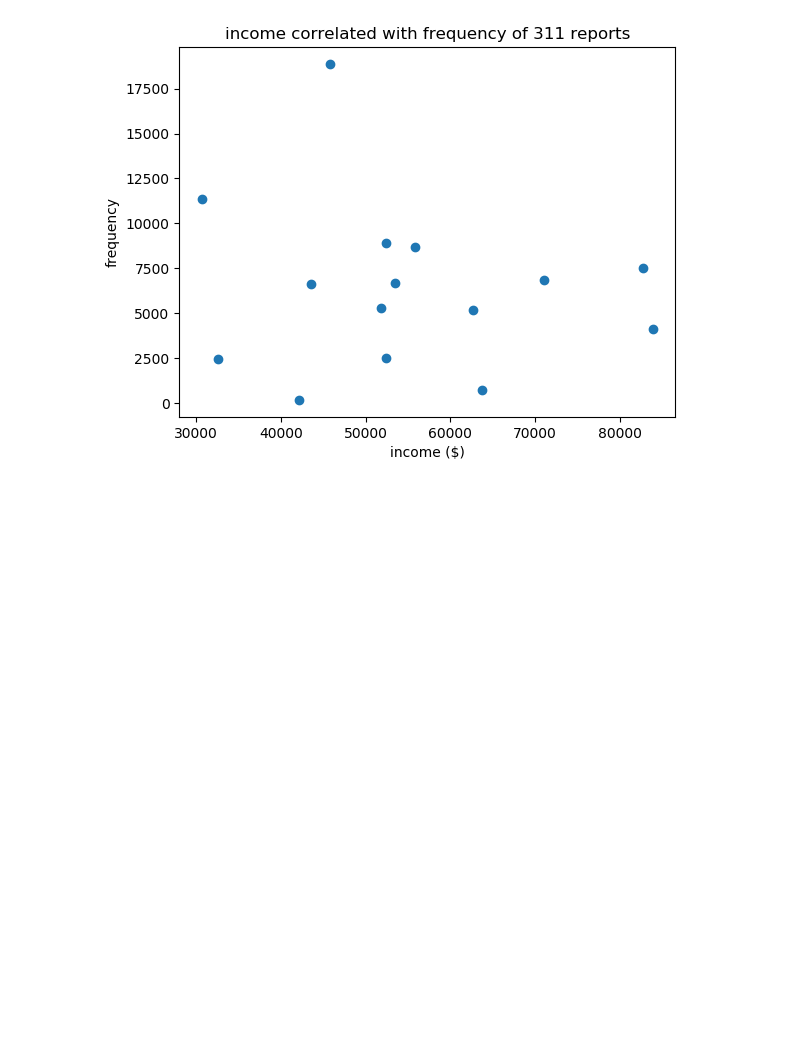
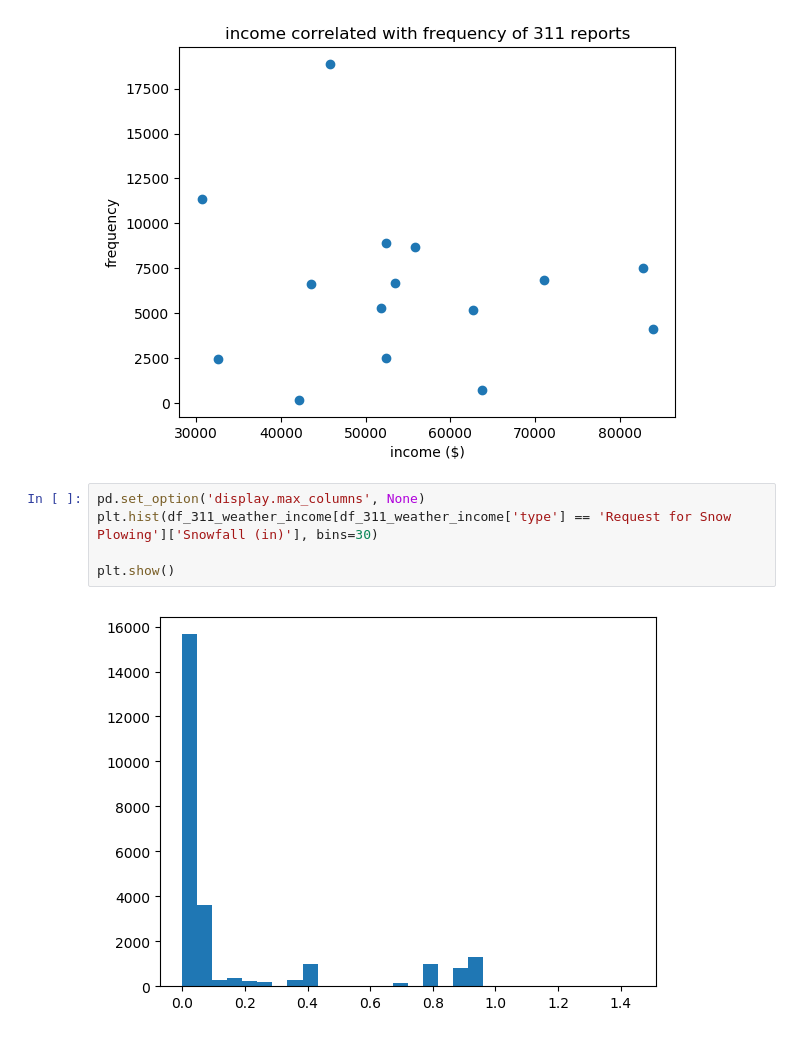
Before and after one commit to mattdailis/bostonography, a Jupyter notebook: final_project.ipynb, the cells around one changed output. Drawn from its saved outputs; the diff is of its cells as text; blank space fills up the shorter version.

```diff
--- a/final_project.ipynb
+++ b/final_project.ipynb
@@ -68,3 +70,10 @@ plt.title("income correlated with number of 311 reports")
 plt.show()
 # %% [output]
 [figure]
+# %%
+pd.set_option('display.max_columns', None)
+plt.hist(df_311_weather_income[df_311_weather_income['type'] == 'Request for Snow Plowing']['Snowfall (in)'], bins=30)
+
+plt.show()
+# %% [output]
+[figure, added]
```
Also changed, not shown: parts of 5 cells of this notebook.
